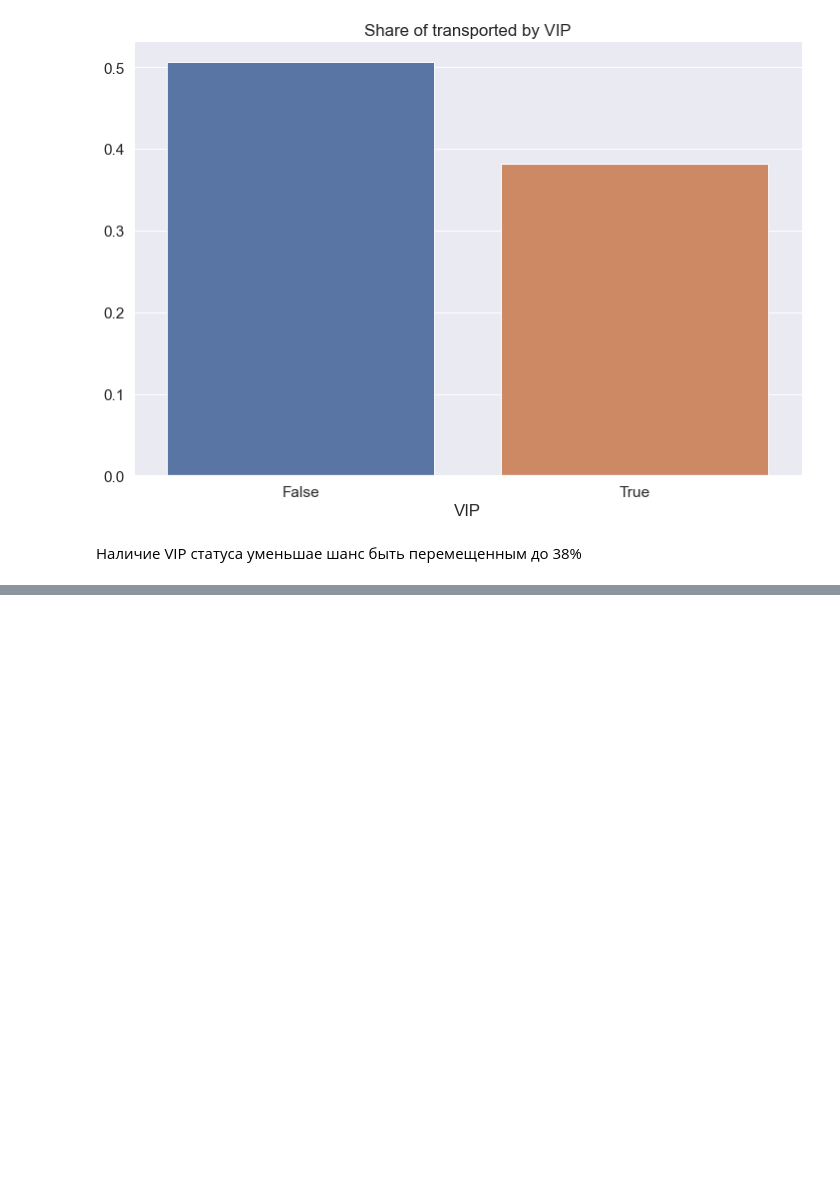
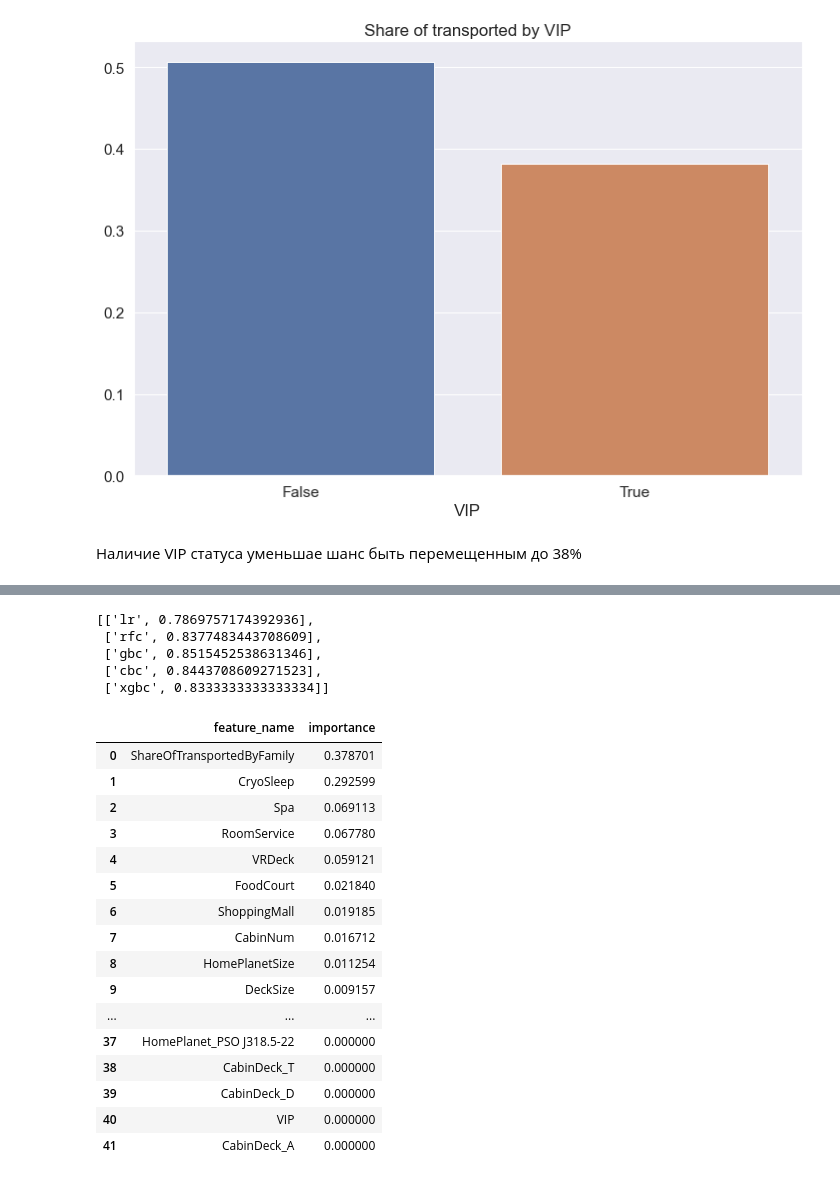
Before and after one commit to sergeybylinin/Geekbrains, a Jupyter notebook: 14. Spaceship Titanic/final_project.ipynb, the cells around one changed output, grey strips where cells are left out. Cells and saved outputs as stored; diff of their text form; code cells hidden in the pictures; blank space fills up the shorter version.

```diff
--- a/14. Spaceship Titanic/final_project.ipynb
+++ b/14. Spaceship Titanic/final_project.ipynb
@@ -684,0 +1040,8 @@ plt.show()
+# %%
+X = train_df.drop(columns=target_name)
+y = train_df[target_name]
+# %%
+X_train, X_valid, y_train, y_valid = train_test_split(X, y, test_size=0.25, shuffle=True, random_state=21)
+# %%
+X_train = X_train[feature_names + new_feature_names]
+X_valid = X_valid[feature_names + new_feature_names]
@@ -684,0 +1057,16 @@ plt.show()
+# %%
+models = dict(
+    lr = LogisticRegressionCV(),
+    rfc = RandomForestClassifier(),
+    gbc = GradientBoostingClassifier(),
+    cbc = ctb.CatBoostClassifier(),
+    xgbc = xgb.XGBClassifier()
+)
+result = []
+
+for mod in models:
+    model = models[mod]
+    model.fit(X_train, y_train)
+    pred = model.predict(X_valid)
+    score = accuracy_score(y_valid, pred)
+    result.append([mod, score])
@@ -684,0 +1091,35 @@ plt.show()
+# %%
+result
+# %% [output]
+[['lr', 0.7869757174392936],
+ ['rfc', 0.8377483443708609],
+ ['gbc', 0.8515452538631346],
+ ['cbc', 0.8443708609271523],
+ ['xgbc', 0.8333333333333334]]
+# %%
+model = GradientBoostingClassifier()
+model.fit(X_train, y_train)
+pred = model.predict(X_valid)
+score = accuracy_score(y_valid, pred)
+feature_importances = pd.DataFrame(zip(X_train.columns, model.feature_importances_),
+                                   columns=['feature_name', 'importance'])
+
+feature_importances.sort_values(by='importance', ascending=False, ignore_index=True)
+# %% [output]
+|  | feature_name | importance |
+| 0 | ShareOfTransportedByFamily | 0.378701 |
+| 1 | CryoSleep | 0.292599 |
+| 2 | Spa | 0.069113 |
+| 3 | RoomService | 0.067780 |
+| 4 | VRDeck | 0.059121 |
+| 5 | FoodCourt | 0.021840 |
+| 6 | ShoppingMall | 0.019185 |
+| 7 | CabinNum | 0.016712 |
+| 8 | HomePlanetSize | 0.011254 |
+| 9 | DeckSize | 0.009157 |
+| ... | ... | ... |
+| 37 | HomePlanet_PSO J318.5-22 | 0.000000 |
+| 38 | CabinDeck_T | 0.000000 |
+| 39 | CabinDeck_D | 0.000000 |
+| 40 | VIP | 0.000000 |
+| 41 | CabinDeck_A | 0.000000 |
```
Also changed, not shown: parts of 59 cells of this notebook.
